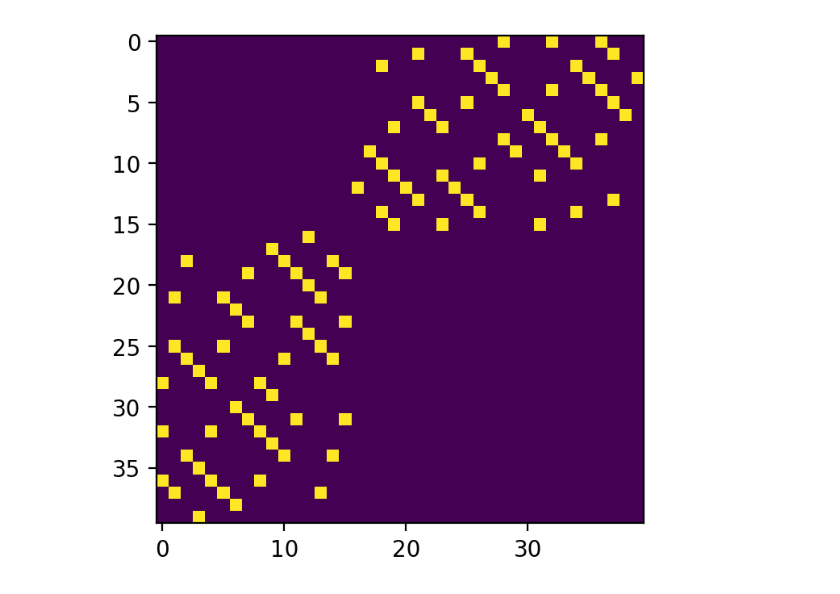
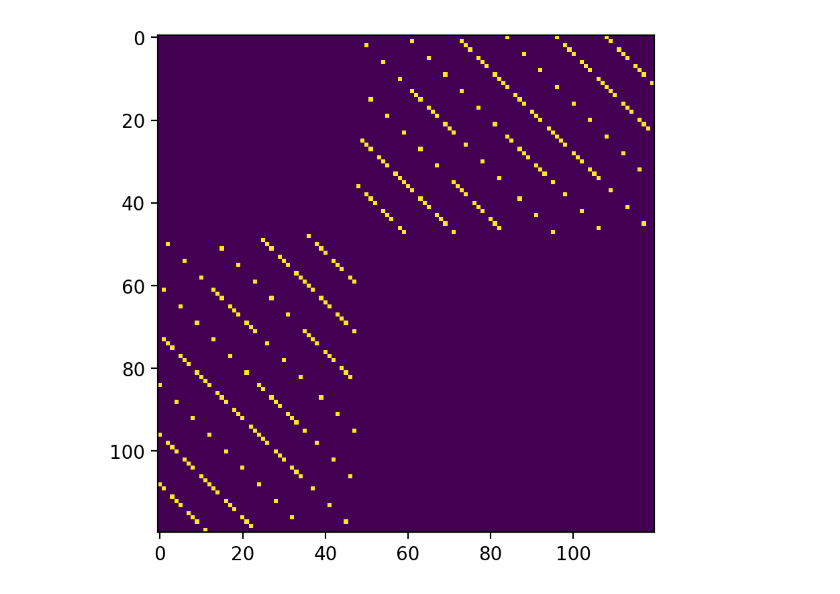
Before and after one commit to blake-holman/ED_Adversaries, a Jupyter notebook: graph.ipynb, the cells around one changed output. Drawn from its saved outputs; the diff is of its cells as text; code cells hidden in the pictures.

```diff
--- a/graph.ipynb
+++ b/graph.ipynb
@@ -73,44 +73,44 @@ def space_span_solver(problem, d):
     n = problem.n
     mat_size = lang_size * n * d
     P = cp.Variable((mat_size, mat_size), PSD=True)
     t = cp.Variable()
-    x = cp.Variable((mat_size, 1))
+    # x = cp.Variable((mat_size, 1))
 
     constraints = []
 
     for yes in problem.yes_instances:
         for no in problem.no_instances:
 
             constraints += [
                 cp.sum(cp.multiply(disagree_mask(problem, yes, no, d, mat_size), P)) == 1
             ]
 
-    for instance in problem.instances:
-        constraints += [
-            cp.sum(cp.multiply(diag_mask(problem, instance, d, mat_size), P)) <= t
-        ]
+    # for instance in problem.instances:
+        # constraints += [
+            # cp.sum(cp.multiply(diag_mask(problem, instance, d, mat_size), P)) <= t
+        # ]
 
-    print( bmat([[P, x],
-             [x.T, np.array([[1]])]]))
-    constraints += [
-        bmat([[P, x],
-             [x.T, np.array([[1]])]]) >> 0
-    ]
+#     print( bmat([[P, x],
+#              [x.T, np.array([[1]])]]))
+#     constraints += [
+#         bmat([[P, x],
+#              [x.T, np.array([[1]])]]) >> 0
+#     ]
 
 
-    opt_prob = cp.Problem(cp.Minimize(t), constraints)
+    opt_prob = cp.Problem(cp.Minimize(cp.trace(P)), constraints)
     opt_prob.solve(solver='SCS', verbose=True)
     return opt_prob.value, P.value
 
-d = 1
+d = 3
 mat_size = prob.len * n * d
 mask = np.zeros((mat_size, mat_size))
 for no in prob.no_instances:
     for yes in prob.yes_instances:
         mask += disagree_mask(prob, yes, no, d, mat_size)
 plt.imshow(mask)
 plt.show()
 v, P = space_span_solver(prob, d)
 v, X = span_solver(prob)
 # %% [output]
-[figure, old version]
+[figure, new version]
```
Also changed, not shown: parts of 2 cells of this notebook, 1 other file.
